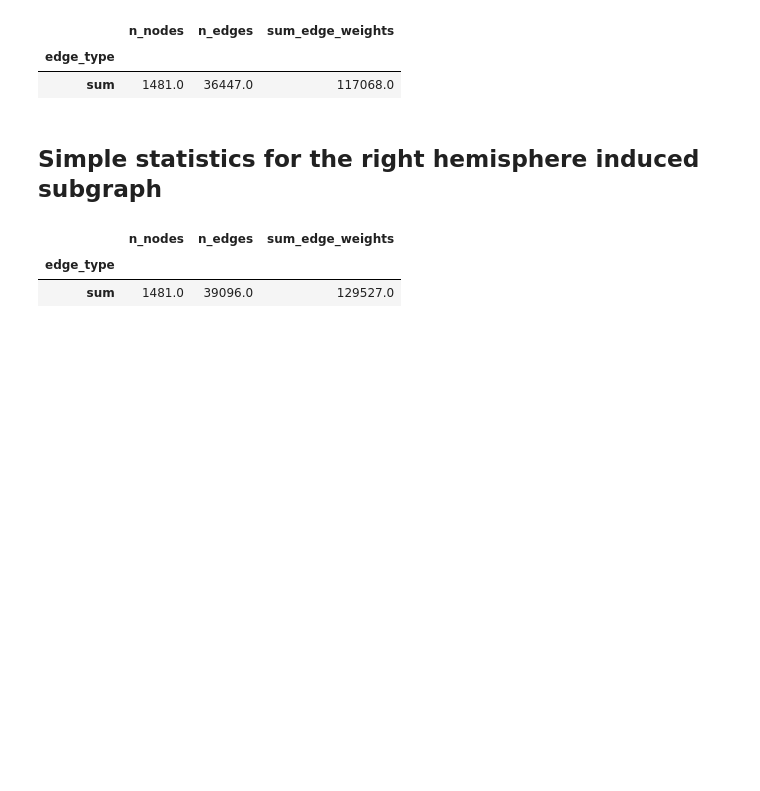
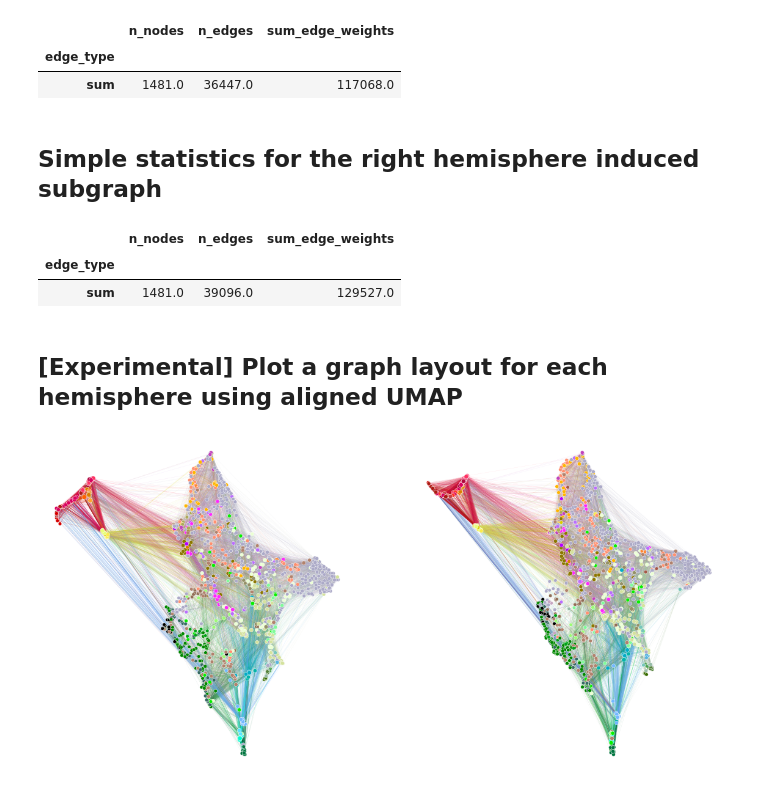
Before and after one commit to neurodata/maggot_connectome, a Jupyter notebook: docs/look_at_it.ipynb, the cells around one changed output. Saved outputs shown, nothing was run; the diff lists cells and outputs as text; code cells hidden in the pictures; blank space fills up the shorter version.

```diff
--- a/docs/look_at_it.ipynb
+++ b/docs/look_at_it.ipynb
@@ -208,6 +210,83 @@ rr_mg.sum
 |  | n_nodes | n_edges | sum_edge_weights |
 | edge_type |  |  |  |
 | sum | 1481.0 | 39096.0 | 129527.0 |
+# %% [markdown]
+## [Experimental] Plot a graph layout for each hemisphere using aligned UMAP
+# %%
+
+
+def ase(adj, n_components=None):
+    U, S, Vt = selectSVD(adj, n_components=n_components, algorithm="full")
+    S_sqrt = np.diag(np.sqrt(S))
+    X = U @ S_sqrt
+    Y = Vt.T @ S_sqrt
+    return X, Y
+
+
+def prescale_for_embed(adjs):
+    norms = [np.linalg.norm(adj, ord="fro") for adj in adjs]
+    mean_norm = np.mean(norms)
+    adjs = [adjs[i] * mean_norm / norms[i] for i in range(len(adjs))]
+    return adjs
+
+
+n_components = 16  # 24 looked fine
+power = True
+normed = False
+if power:
+    ll_adj_for_umap = pass_to_ranks(ll_adj)
+    rr_adj_for_umap = pass_to_ranks(rr_adj)
+    if normed:
+        ll_adj_for_umap = normalize(ll_adj_for_umap, axis=1)
+        rr_adj_for_umap = normalize(rr_adj_for_umap, axis=1)
+    ll_adj_for_umap = ll_adj_for_umap @ ll_adj_for_umap
+    rr_adj_for_umap = rr_adj_for_umap @ rr_adj_for_umap
+else:
+    ll_adj_for_umap = pass_to_ranks(ll_adj)
+    rr_adj_for_umap = pass_to_ranks(rr_adj)
+
+X_ll, Y_ll = ase(ll_adj_for_umap, n_components=n_components)
+X_rr, Y_rr = ase(rr_adj_for_umap, n_components=n_components)
+
+Z_ll = np.concatenate((X_ll, Y_ll), axis=1)
+Z_rr = np.concatenate((X_rr, Y_rr), axis=1)
+# Z_ll, _ = ase(Z_ll, n_components=n_components)
+# Z_rr, _ = ase(Z_rr, n_components=n_components)
+
+relation_dict = dict(zip(left_paired_inds, right_paired_inds_shifted))
+
+aumap = AlignedUMAP(
+    random_state=88888,
+    n_neighbors=32,
+    min_dist=0.95,
+    metric="cosine",
+    alignment_regularisation=1e-2,
+)
+umap_embeds = aumap.fit_transform([Z_ll, Z_rr], relations=[relation_dict])
+
+graphplot_kws = dict(sizes=(30, 60))
+fig, axs = plt.subplots(1, 2, figsize=(20, 10))
+graphplot(
+    network=ll_adj,
+    embedding=umap_embeds[0],
+    meta=left_nodes,
+    hue="merge_class",
+    node_palette=CLASS_COLOR_DICT,
+    ax=axs[0],
+    **graphplot_kws,
+)
+graphplot(
+    network=rr_adj,
+    embedding=umap_embeds[1],
+    meta=right_nodes,
+    hue="merge_class",
+    node_palette=CLASS_COLOR_DICT,
+    ax=axs[1],
+    **graphplot_kws,
+)
+stashfig("aligned-umap-layout")
+# %% [output]
+[figure, added]
 # %%
 elapsed = time.time() - t0
 delta = datetime.timedelta(seconds=elapsed)
```
Also changed, not shown: parts of 10 cells of this notebook, 2 other files.
